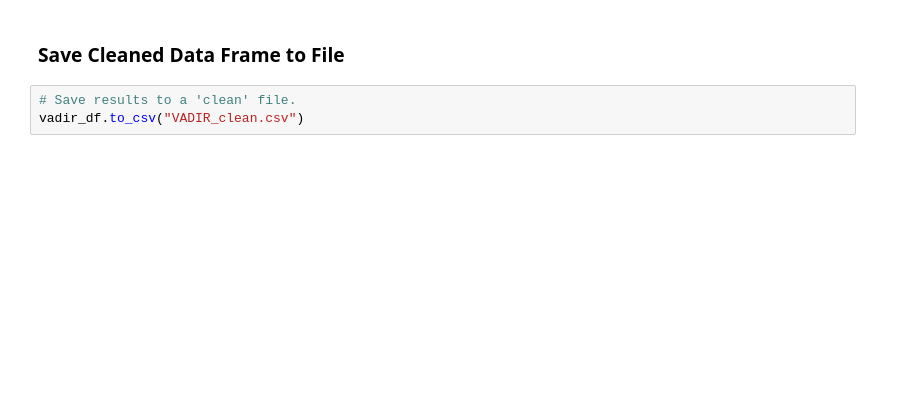
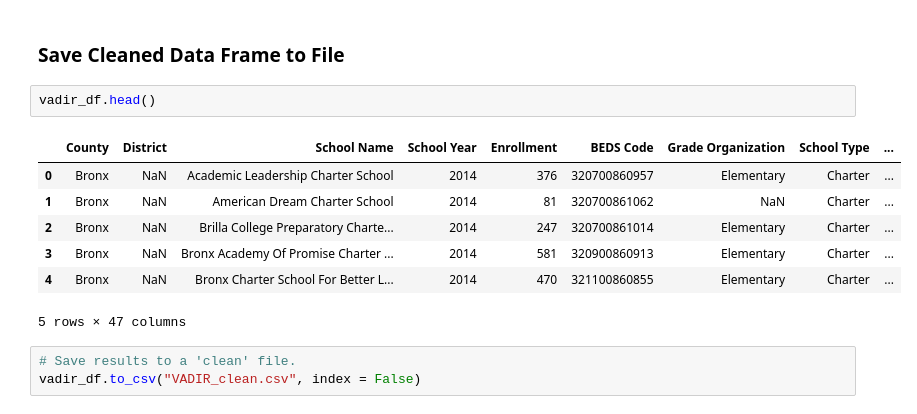
Before and after one commit to mmillervedam/INFOW18_FinalProject, a Jupyter notebook: VADIR_cleanup_part2.ipynb, the cells around one changed output. Saved outputs shown, nothing was run; the diff lists cells and outputs as text; blank space fills up the shorter version.

```diff
--- a/VADIR_cleanup_part2.ipynb
+++ b/VADIR_cleanup_part2.ipynb
@@ -294,8 +405,18 @@ Name: School Name, dtype: object
 # %% [markdown]
 ### Save Cleaned Data Frame to File
+# %%
+vadir_df.head()
+# %% [output]
+|  | County | District | School Name | School Year | Enrollment | BEDS Code | Grade Organization | School Type | ... |
+| 0 | Bronx | NaN | Academic Leadership Charter School | 2014 | 376 | 320700860957 | Elementary | Charter | ... |
+| 1 | Bronx | NaN | American Dream Charter School | 2014 | 81 | 320700861062 | NaN | Charter | ... |
+| 2 | Bronx | NaN | Brilla College Preparatory Charte... | 2014 | 247 | 320700861014 | Elementary | Charter | ... |
+| 3 | Bronx | NaN | Bronx Academy Of Promise Charter ... | 2014 | 581 | 320900860913 | Elementary | Charter | ... |
+| 4 | Bronx | NaN | Bronx Charter School For Better L... | 2014 | 470 | 321100860855 | Elementary | Charter | ... |
+5 rows × 47 columns
 # %%
 # Save results to a 'clean' file.
-vadir_df.to_csv("VADIR_clean.csv")
+vadir_df.to_csv("VADIR_clean.csv", index = False)
 # %%
 # Check that is saved
 pd.read_csv("VADIR_clean.csv").head()
```
Also changed, not shown: parts of 21 cells of this notebook, 1 other file.
